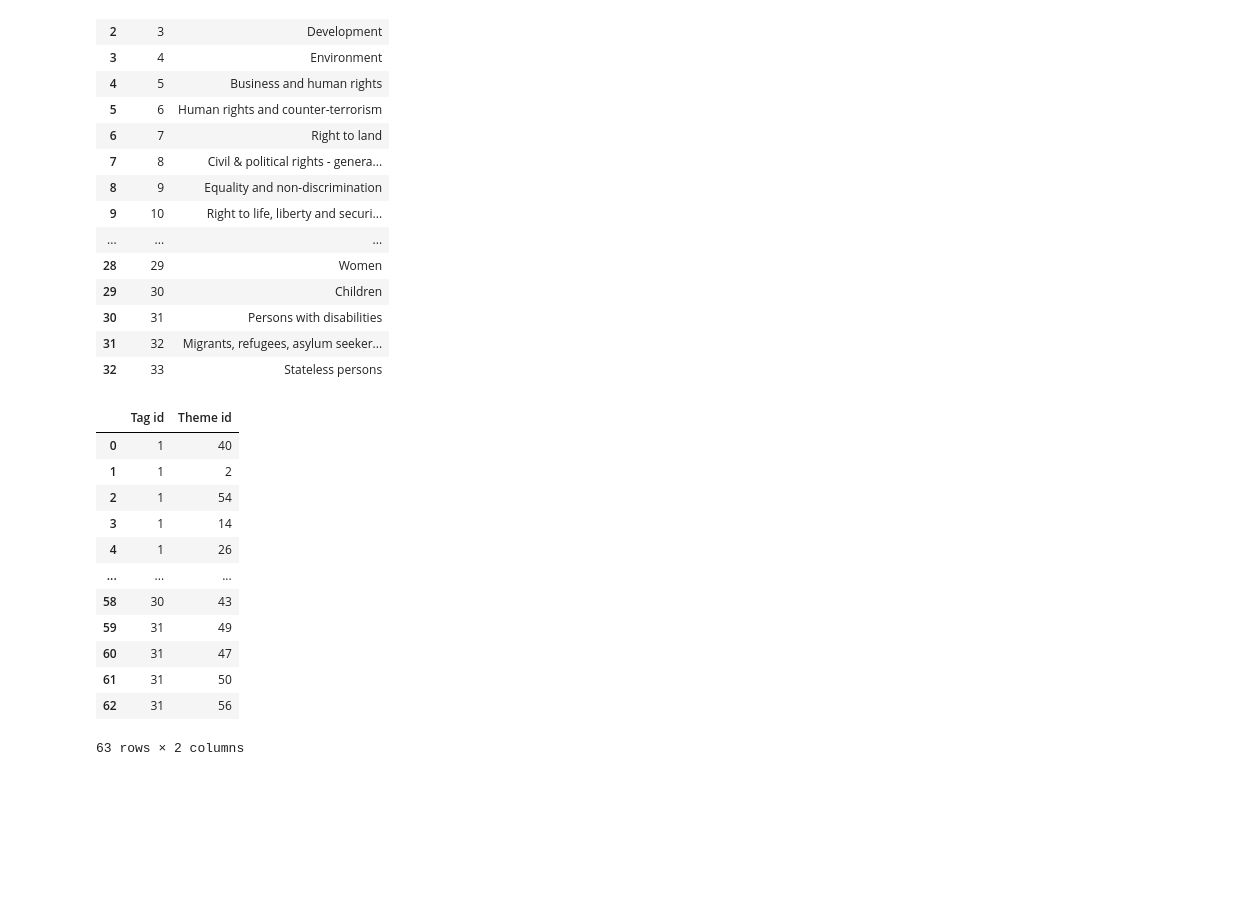
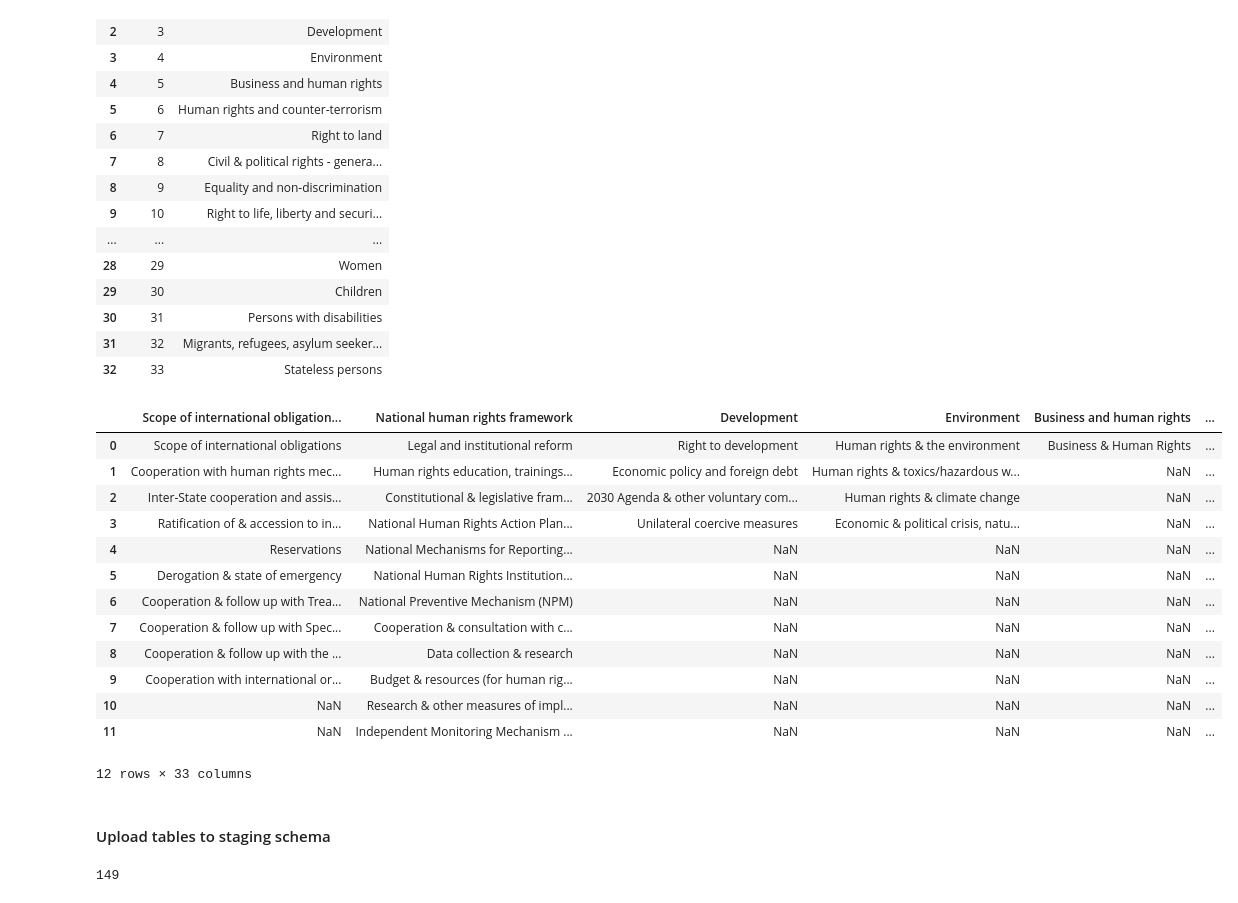
Before and after one commit to jandemeskel/UN-project, a Jupyter notebook: Ingestion/Ingestion.ipynb, the cells around one changed output. Drawn from its saved outputs; the diff is of its cells as text; code cells hidden in the pictures; blank space fills up the shorter version.

```diff
--- a/Ingestion/Ingestion.ipynb
+++ b/Ingestion/Ingestion.ipynb
@@ -232,19 +167,22 @@ tags_df
 | 30 | 31 | Persons with disabilities |
 | 31 | 32 | Migrants, refugees, asylum seeker... |
 | 32 | 33 | Stateless persons |
-# %%
-tags_to_themes
-# %% [output]
-|  | Tag id | Theme id |
-| 0 | 1 | 40 |
-| 1 | 1 | 2 |
-| 2 | 1 | 54 |
-| 3 | 1 | 14 |
-| 4 | 1 | 26 |
-| ... | ... | ... |
-| 58 | 30 | 43 |
-| 59 | 31 | 49 |
-| 60 | 31 | 47 |
-| 61 | 31 | 50 |
-| 62 | 31 | 56 |
-63 rows × 2 columns
+# %%
+tags_matrix
+# %% [output]
+|  | Scope of international obligation... | National human rights framework | Development | Environment | Business and human rights | ... |
+| 0 | Scope of international obligations | Legal and institutional reform | Right to development | Human rights & the environment | Business & Human Rights | ... |
+| 1 | Cooperation with human rights mec... | Human rights education, trainings... | Economic policy and foreign debt | Human rights & toxics/hazardous w... | NaN | ... |
+| 2 | Inter-State cooperation and assis... | Constitutional & legislative fram... | 2030 Agenda & other voluntary com... | Human rights & climate change | NaN | ... |
+| 3 | Ratification of & accession to in... | National Human Rights Action Plan... | Unilateral coercive measures | Economic & political crisis, natu... | NaN | ... |
+| 4 | Reservations | National Mechanisms for Reporting... | NaN | NaN | NaN | ... |
+| 5 | Derogation & state of emergency | National Human Rights Institution... | NaN | NaN | NaN | ... |
+| 6 | Cooperation & follow up with Trea... | National Preventive Mechanism (NPM) | NaN | NaN | NaN | ... |
+| 7 | Cooperation & follow up with Spec... | Cooperation & consultation with c... | NaN | NaN | NaN | ... |
+| 8 | Cooperation & follow up with the ... | Data collection & research | NaN | NaN | NaN | ... |
+| 9 | Cooperation with international or... | Budget & resources (for human rig... | NaN | NaN | NaN | ... |
+| 10 | NaN | Research & other measures of impl... | NaN | NaN | NaN | ... |
+| 11 | NaN | Independent Monitoring Mechanism ... | NaN | NaN | NaN | ... |
+12 rows × 33 columns
+# %% [markdown]
+#### Upload tables to staging schema
@@ -250,0 +193,4 @@ tags_to_themes
+# %%
+Countries_df.to_sql(name='Countries', con=connection, if_exists='fail')
+# %% [output]
+149
```
Also changed, not shown: parts of 32 cells of this notebook, 4 other files.
